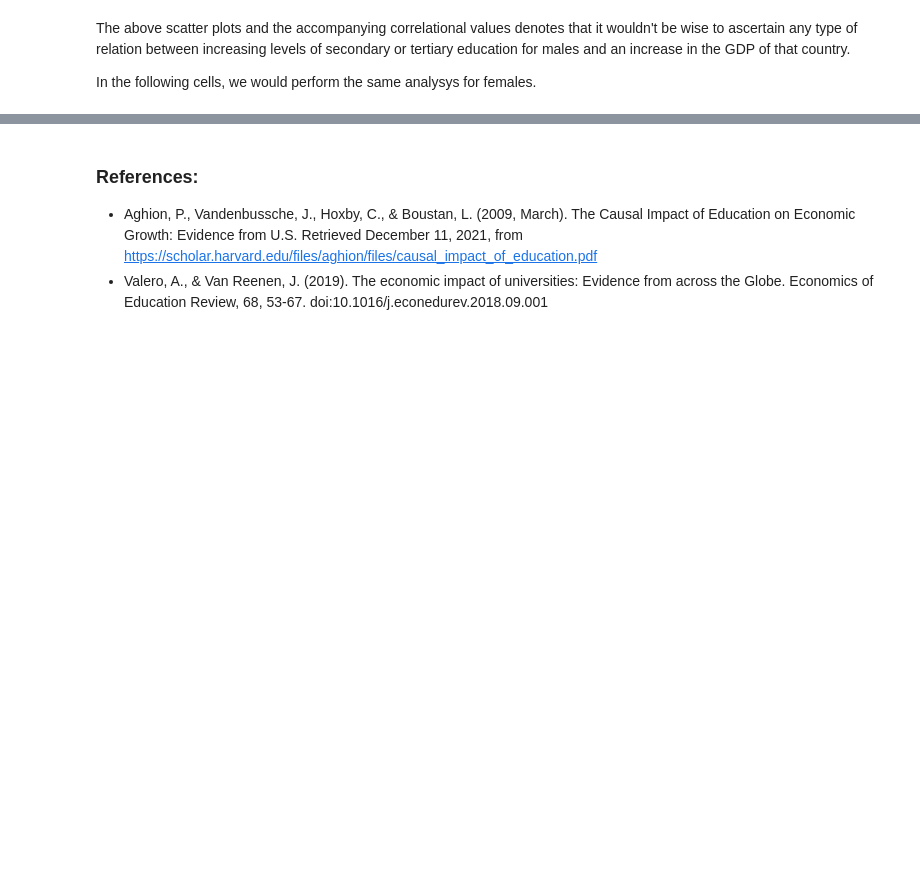
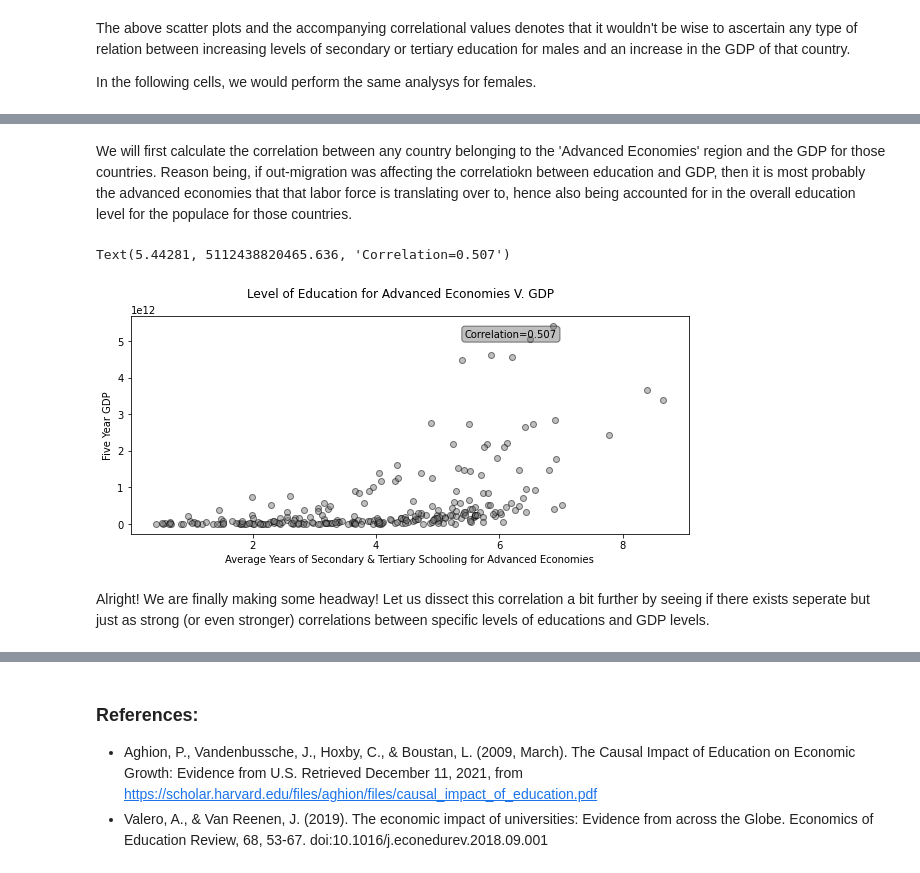
Before and after one commit to Hammad-AlQuraishi/BarroLee-Analysis, a Jupyter notebook: Barro Lee Project.ipynb, the cells around one changed output, grey strips where cells are left out. Saved outputs shown, nothing was run; the diff lists cells and outputs as text; code cells hidden in the pictures; blank space fills up the shorter version.

```diff
--- a/Barro Lee Project.ipynb
+++ b/Barro Lee Project.ipynb
@@ -251,0 +322,25 @@ Based on the above few graphs, the plausibility of any causal inference between
+# %% [markdown]
+We will first calculate the correlation between any country belonging to the 'Advanced Economies' region and the GDP for those countries. Reason being, if out-migration was affecting the correlatiokn between education and GDP, then it is most probably the advanced economies that that labor force is translating over to, hence also being accounted for in the overall education level for the populace for those countries.
+# %%
+adv_econ_bl_GDP = bl_GDP[bl_GDP['Region']=='Advanced Economies']
+adv_econ_corr = adv_econ_bl_GDP.corr(numeric_only=True).loc['Five Year GDP', 'Avg. Years of Secondary & Tertiary Schooling']
+
+fig, ax8 = plt.subplots(nrows=1, sharey=True, figsize=(10,4))
+
+fig.suptitle("Level of Education for Advanced Economies V. GDP")
+#Dictionary to be used for the textbox format
+props = dict(boxstyle='round', facecolor='grey', alpha=0.5)
+
+ax8.scatter(x=adv_econ_bl_GDP["Avg. Years of Secondary & Tertiary Schooling"], y=adv_econ_bl_GDP["Five Year GDP"], c='grey', edgecolor='black', alpha=0.5)
+ax8.set_xlabel("Average Years of Secondary & Tertiary Schooling for Advanced Economies")
+ax8.set_ylabel("Five Year GDP")
+
+#Setting the textbox up
+bottom8, top8 = ax8.get_ylim()
+left8, right8 = ax8.get_xlim()
+ax8.text(right8-right8*0.40, top8-top8*0.10, f"Correlation={adv_econ_corr:.3f}", bbox=props)
+# %% [output]
+Text(5.44281, 5112438820465.636, 'Correlation=0.507')
+[figure, added]
+# %% [markdown]
+Alright! We are finally making some headway! Let us dissect this correlation a bit further by seeing if there exists seperate but just as strong (or even stronger) correlations between specific levels of educations and GDP levels.
```
Also changed, not shown: parts of 19 cells of this notebook, 3 other files.
